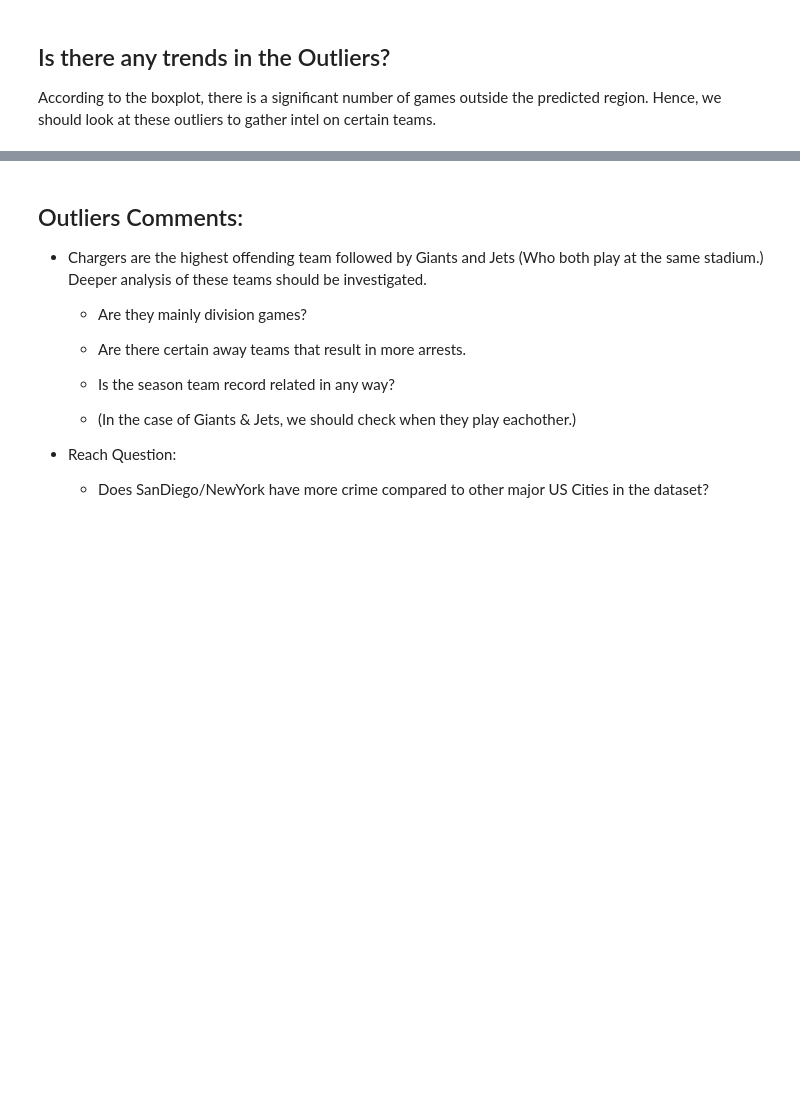
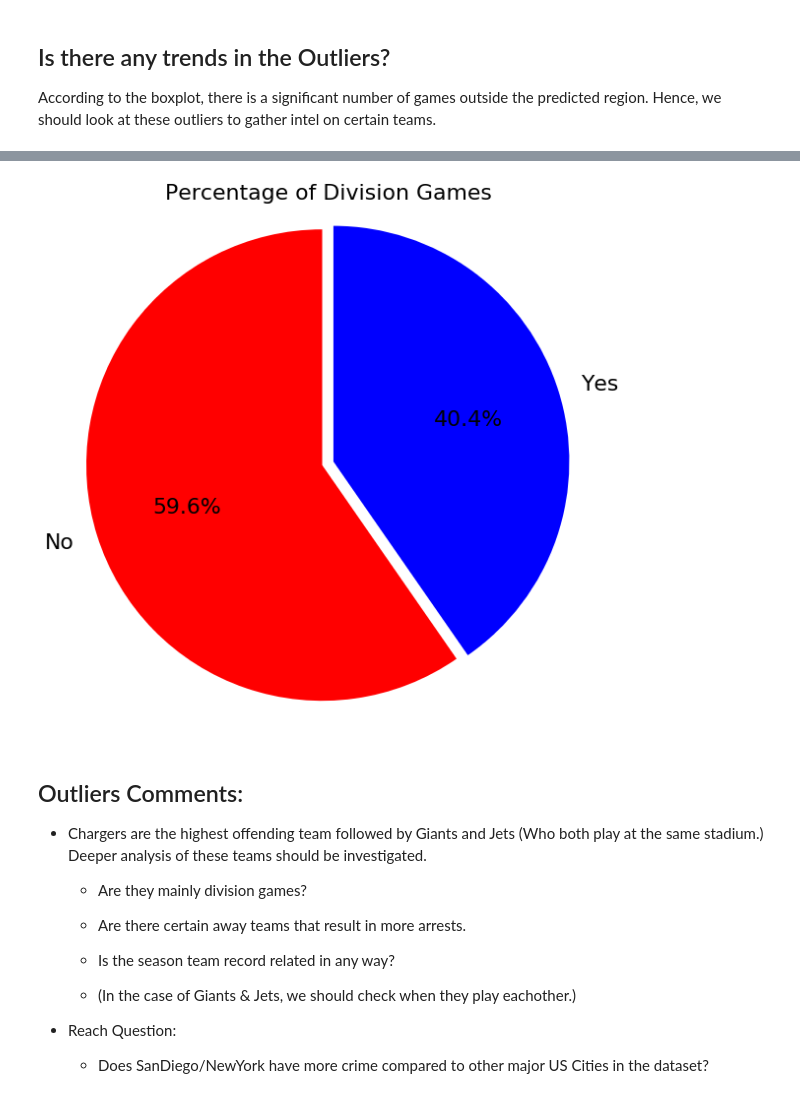
Before and after one commit to erictuscanes/Group-Project, a Jupyter notebook: Mike_NFL_Arrests_Notebook.ipynb, the cells around one changed output, grey strips where cells are left out. Drawn from its saved outputs; the diff is of its cells as text; code cells hidden in the pictures; blank space fills up the shorter version.

```diff
--- a/NFL Arrests Notebook.ipynb
+++ b/Mike_NFL_Arrests_Notebook.ipynb
@@ -362,3 +405,31 @@ plt.show()
+# %%
+# Make a pie chart showcasing the outliers:
+
+# Define explodes and colors in pie chart
+explode = (0.05, 0)
+colors = ['red', 'blue']
+
+# plot chart
+fig, ax = plt.subplots(figsize=(8,8))
+
+division_count.plot(kind='pie', colors=colors, ax=ax, explode=explode,
+                autopct='%1.1f%%', startangle=90, shadow=False, legend=False, fontsize=22)
+
+
+
+# remove default ylabel and set title
+ax.set_ylabel('')
+ax.set_title('Percentage of Division Games', fontsize='22', pad=5)
+
+#ax.legend(loc='best', fontsize=12, fancybox=True)
+ax.axis('equal')
+
+plt.tight_layout()
+
+plt.savefig('Division Games Among Outliers.png', orientation='landscape')
+plt.show()
+# %% [output]
+[figure, added]
 # %% [markdown]
 ## Outliers Comments:
 
```
Also changed, not shown: parts of 10 cells of this notebook, 8 other files.
